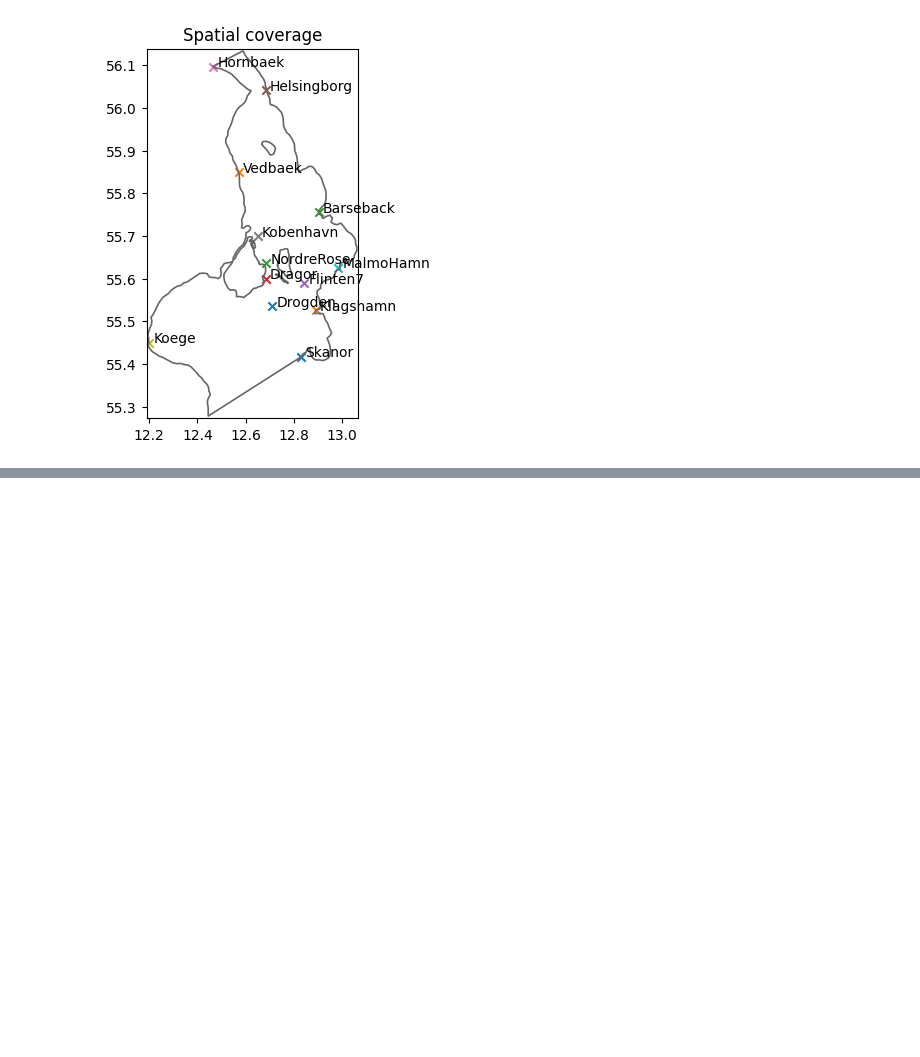
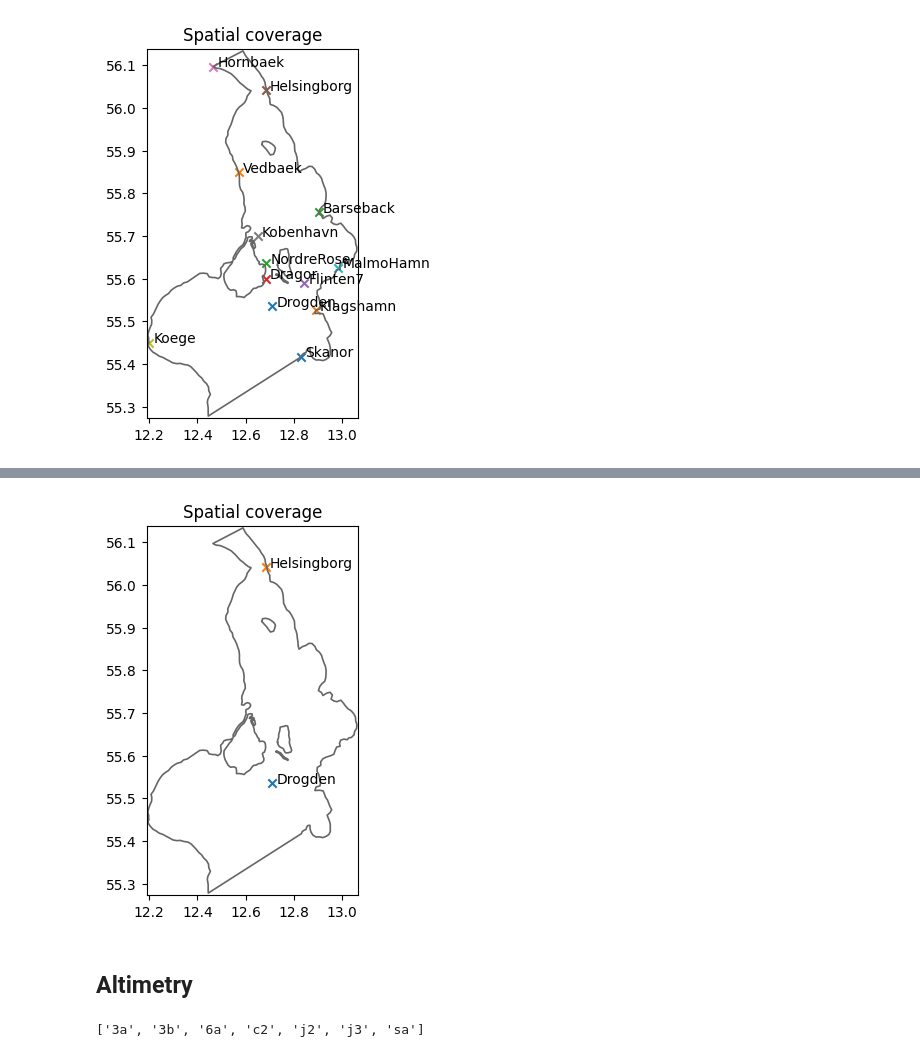
Before and after one commit to DHI/WaterBench-MIKE21HD-Oresund, a Jupyter notebook: code/explore_observation_data.ipynb, the cells around one changed output, grey strips where cells are left out. Saved outputs shown, nothing was run; the diff lists cells and outputs as text; code cells hidden in the pictures; blank space fills up the shorter version.

```diff
--- a/code/explore_observation_data.ipynb
+++ b/code/explore_observation_data.ipynb
@@ -56,0 +77,12 @@ ms.plotting.spatial_overview(olist, mod=msh.geometry);
+# %%
+ms.plotting.spatial_overview(ulist, mod=msh.geometry);
+# %% [output]
+[figure, added]
+# %% [markdown]
+## Altimetry
+# %%
+sat_files = glob.glob(fldr + "Altimetry_wl_*.csv")
+missions = [f.split("_")[2].split(".")[0] for f in sat_files]
+missions
+# %% [output]
+['3a', '3b', '6a', 'c2', 'j2', 'j3', 'sa']
```
Also changed, not shown: parts of 11 cells of this notebook.
